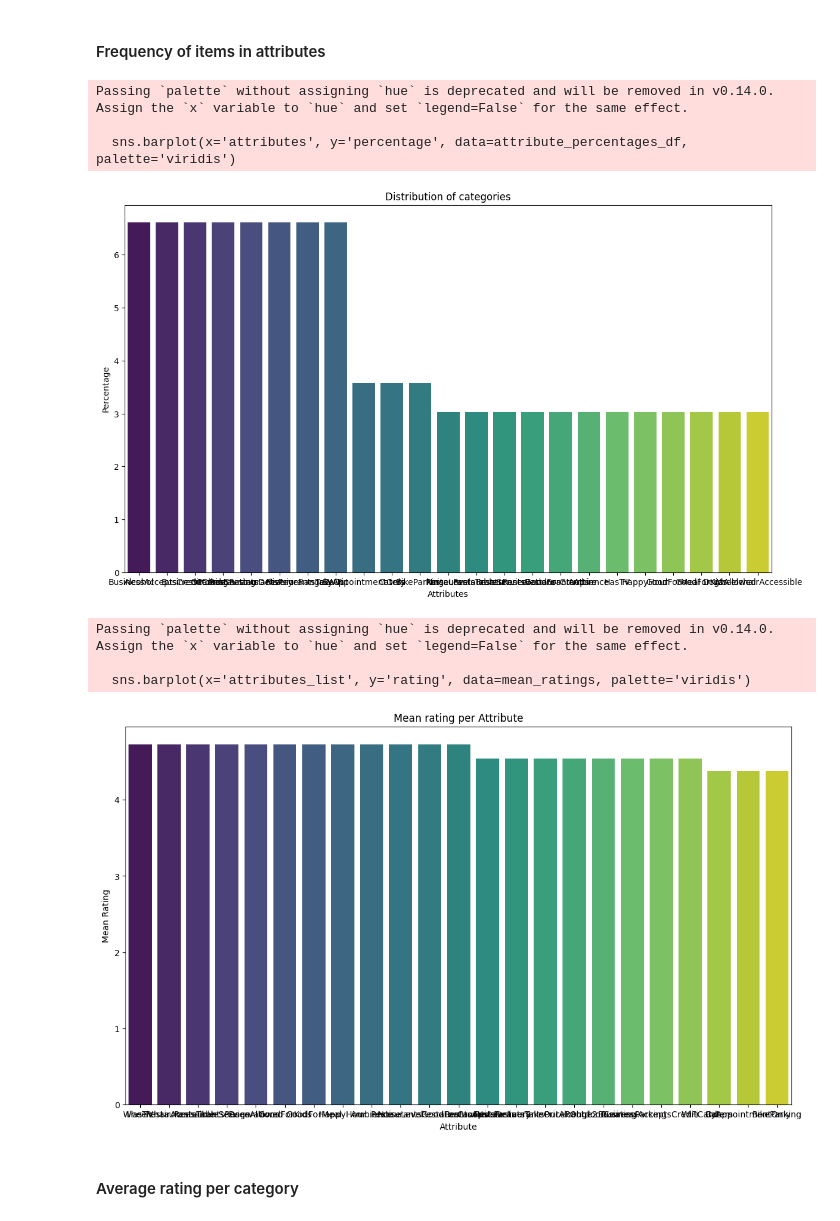
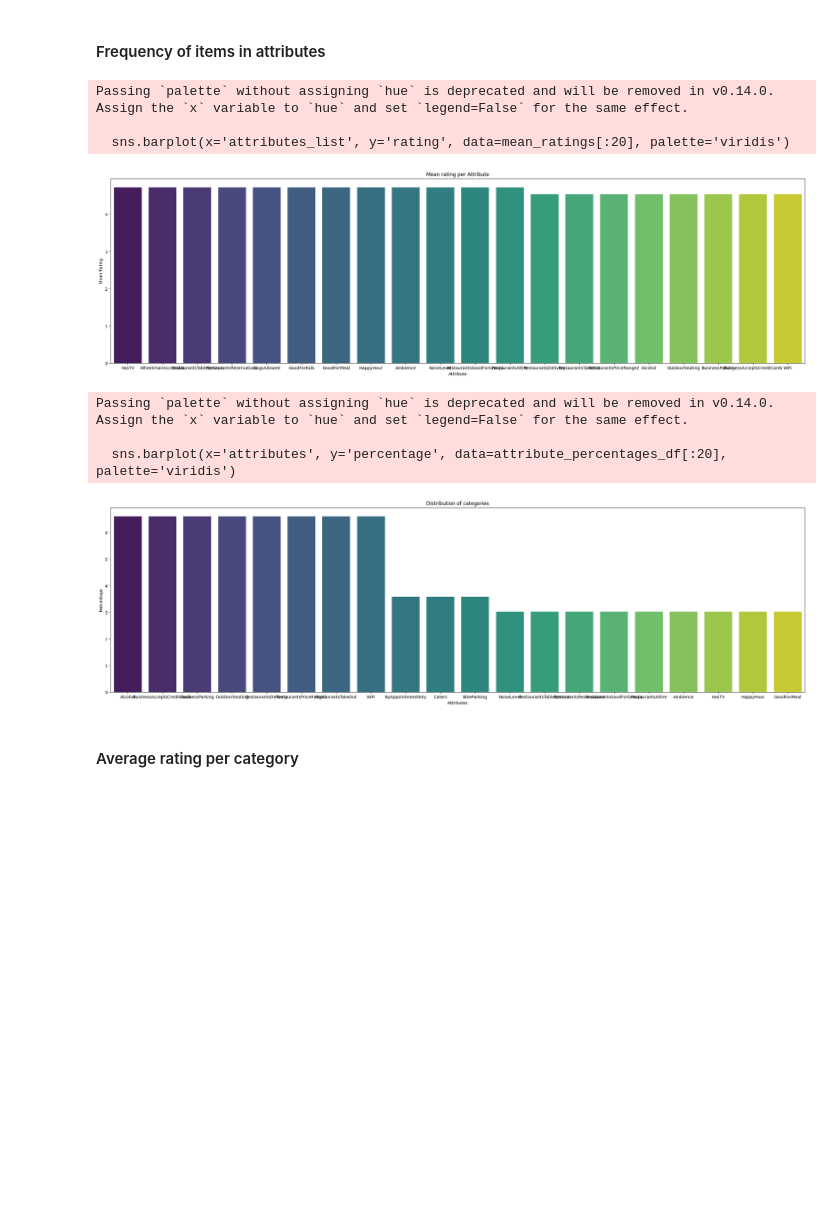
Before and after one commit to Kamiryu/nlp-customer-review-analysis, a Jupyter notebook: task2_clean.ipynb, the cells around one changed output. Saved outputs shown, nothing was run; the diff lists cells and outputs as text; code cells hidden in the pictures; blank space fills up the shorter version.

```diff
--- a/task2_clean.ipynb
+++ b/task2_clean.ipynb
@@ -89,9 +99,9 @@ See the caveats in the documentation: https://pandas.pydata.org/pandas-docs/stab
   df_3['token_3'] = df_3['text'].apply(lambda x: ' '.join(x.split()[250:375]))
 # %%
 # To do: removed
-df_1 = df_1[:33]
-df_2 = df_2[:33]
-df_3 = df_3[:33]
+df_1 = df_1[:620]
+df_2 = df_2[:620]
+df_3 = df_3[:620]
 
 # To do: Move to Helper
 def sentiment(text):
@@ -115,8 +125,8 @@ df_2 = df_2.drop(columns=['token_1', 'sentiment_1', 'token_2', 'sentiment_2'])
 df_3 = df_3.drop(columns=['token_1', 'sentiment_1', 'token_2', 'sentiment_2','token_3', 'sentiment_3'])
 
 # Unify the datasets
-df = pd.concat([df_1, df_2, df_3], ignore_index=True)
-df.head()
+df_data = pd.concat([df_1, df_2, df_3], ignore_index=True)
+df_data.head()
 # %% [output]
 |  | business_id | postal_code | attributes_list | hours_list | categories_list | rating | useful | funny | ... |
 | 0 | wm9eoqjytVbC7dQcM4WSTM | 19107 | [Alcohol, BikeParking, BusinessAc... | [[7.0, 20.0], [7.0, 20.0], [7.0, ... | [bakeries, bubble tea, coffee & t... | 5 | 0 | 0 | ... |
@@ -352,42 +366,42 @@ attribute_individ_df["group_attribute"] = attribute_individ_df["attributes_list"
 # %% [markdown]
 #### Frequency of items in attributes
 # %%
+##################################################################
+# AVERAING PER CATEGORY
+
+# Plot the results
+mean_ratings = attribute_individ_df.groupby('attributes_list')['rating'].mean().reset_index()
+mean_ratings = mean_ratings.sort_values(by='rating', ascending=False)
+plt.figure(figsize=(30, 8))
+plt.title('Mean rating per Attribute')
+sns.barplot(x='attributes_list', y='rating', data=mean_ratings[:20], palette='viridis')
+plt.xlabel('Attribute')
+plt.ylabel('Mean Rating')
+plt.show()
+
+
+##################################################################
 # Calculate the percentage distribution
 attribute_percentages = (attribute_counts / attribute_counts.sum()) * 100
 
 # Plot the results
 attribute_percentages_df = attribute_percentages.reset_index()
 attribute_percentages_df.columns = ['attributes', 'percentage']
-plt.figure(figsize=(14, 8))
+plt.figure(figsize=(30, 8))
 plt.title('Distribution of categories')
-sns.barplot(x='attributes', y='percentage', data=attribute_percentages_df, palette='viridis')
+sns.barplot(x='attributes', y='percentage', data=attribute_percentages_df[:20], palette='viridis')
 plt.xlabel('Attributes')
 plt.ylabel('Percentage')
 plt.show()
-
-
-######################
-# AVERAING PER CATEGORY
-######################
-
-# Plot the results
-mean_ratings = attribute_individ_df.groupby('attributes_list')['rating'].mean().reset_index()
-mean_ratings = mean_ratings.sort_values(by='rating', ascending=False)
-plt.figure(figsize=(14, 8))
-plt.title('Mean rating per Attribute')
-sns.barplot(x='attributes_list', y='rating', data=mean_ratings, palette='viridis')
-plt.xlabel('Attribute')
-plt.ylabel('Mean Rating')
-plt.show()
 # %% [output]
 Passing `palette` without assigning `hue` is deprecated and will be removed in v0.14.0. Assign the `x` variable to `hue` and set `legend=False` for the same effect.
 
-  sns.barplot(x='attributes', y='percentage', data=attribute_percentages_df, palette='viridis')
+  sns.barplot(x='attributes_list', y='rating', data=mean_ratings[:20], palette='viridis')
-[figure, old version]
+[figure, new version]
 Passing `palette` without assigning `hue` is deprecated and will be removed in v0.14.0. Assign the `x` variable to `hue` and set `legend=False` for the same effect.
 
-  sns.barplot(x='attributes_list', y='rating', data=mean_ratings, palette='viridis')
+  sns.barplot(x='attributes', y='percentage', data=attribute_percentages_df[:20], palette='viridis')
-[figure, old version]
+[figure, new version]
 # %% [markdown]
 #### Average rating per category
 # %%
```
Also changed, not shown: parts of 25 cells of this notebook.
